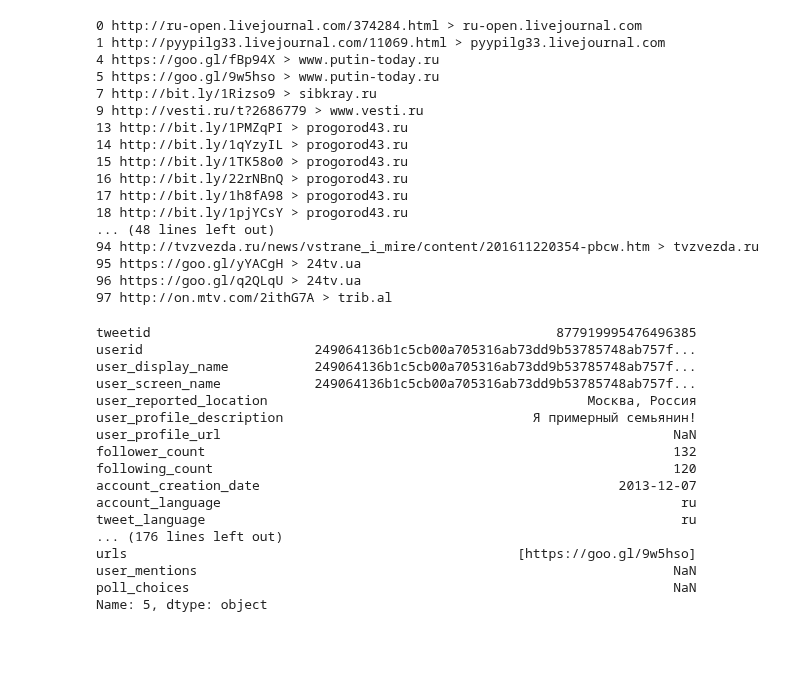
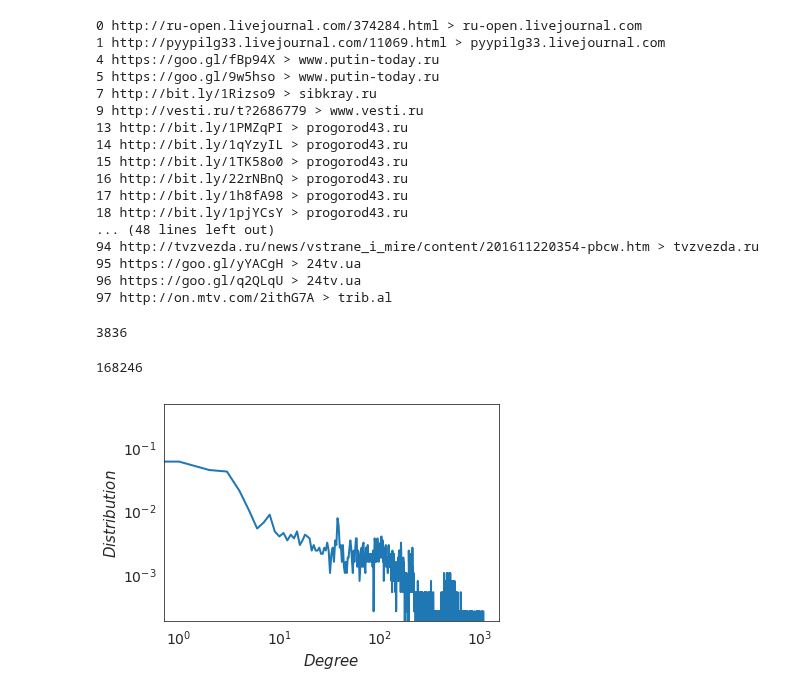
Before and after one commit to kayzhou/fake_news_during_election, a Jupyter notebook: analysis_tweets.ipynb, the cells around one changed output. Cells and saved outputs as stored; diff of their text form; code cells hidden in the pictures; blank space fills up the shorter version.

```diff
--- a/analysis_tweets.ipynb
+++ b/analysis_tweets.ipynb
@@ -89,31 +206,37 @@ for i, row in tweets.iterrows():
 import json
 
 userid_map = json.load(open("data/userid_mapping.json"))
-DG = nx.DiGraph()
+G = nx.DiGraph()
 G.add_nodes_from(userid_map.values())
 # G.number_of_nodes()
 
 for i, row in tweets.iterrows():
     if row["is_retweet"]:
-        edge = ()
-    if i > 5:
-        break
-    print(row)
+        if row['retweet_userid'] in userid_map:
+            ret_userid = userid_map[row['retweet_userid']]
+            userid = userid_map[row['userid']]
+            G.add_edge(ret_userid, userid)
+
+# save the network
+nx.readwrite.adjlist.write_adjlist(G, 'retweet_net_in_IRA.dat')
-# %% [output]
-tweetid                                                    877919995476496385
-userid                      249064136b1c5cb00a705316ab73dd9b53785748ab757f...
-user_display_name           249064136b1c5cb00a705316ab73dd9b53785748ab757f...
-user_screen_name            249064136b1c5cb00a705316ab73dd9b53785748ab757f...
-user_reported_location                                         Москва, Россия
-user_profile_description                                Я примерный семьянин!
-user_profile_url                                                          NaN
-follower_count                                                            132
-following_count                                                           120
-account_creation_date                                              2013-12-07
-account_language                                                           ru
-tweet_language                                                             ru
-... (176 lines left out)
-urls                                                  [https://goo.gl/9w5hso]
-user_mentions                                                             NaN
-poll_choices                                                              NaN
-Name: 5, dtype: object
+# %%
+G = nx.readwrite.adjlist.read_adjlist('retweet_net_in_IRA.dat')
+# %%
+G.number_of_nodes()
+# %% [output]
+3836
+# %%
+G.number_of_edges()
+# %% [output]
+168246
+# %%
+degree = nx.degree_histogram(G)
+x = range(len(degree))
+y = [z / float(sum(degree)) for z in degree]
+plt.loglog(x, y, linewidth=2)
+plt.xlabel('$Degree$', fontsize=15); plt.ylabel('$Distribution$', fontsize=15)
+plt.xticks(fontsize=14); plt.yticks(fontsize=14)
+plt.savefig('fig/degree_distribution.pdf', dpi=300)
+plt.show()
+# %% [output]
+[figure, added]
```
Also changed, not shown: parts of 12 cells of this notebook, 1 other file.
